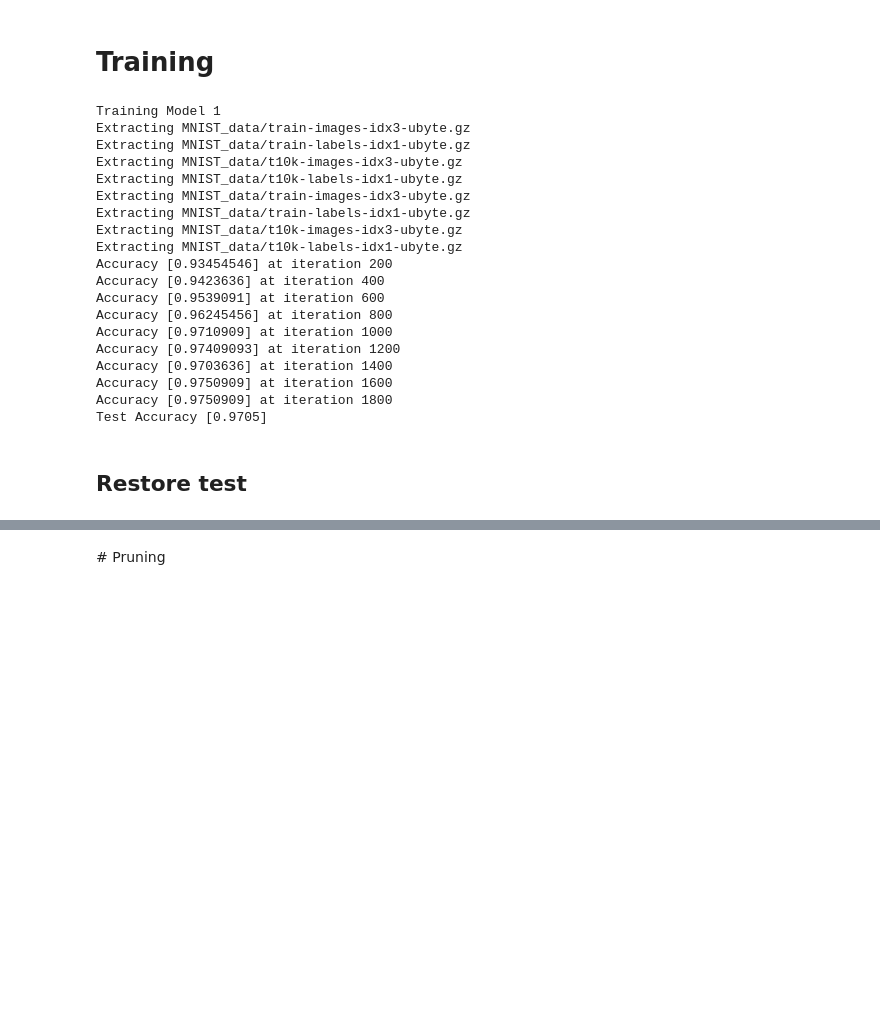
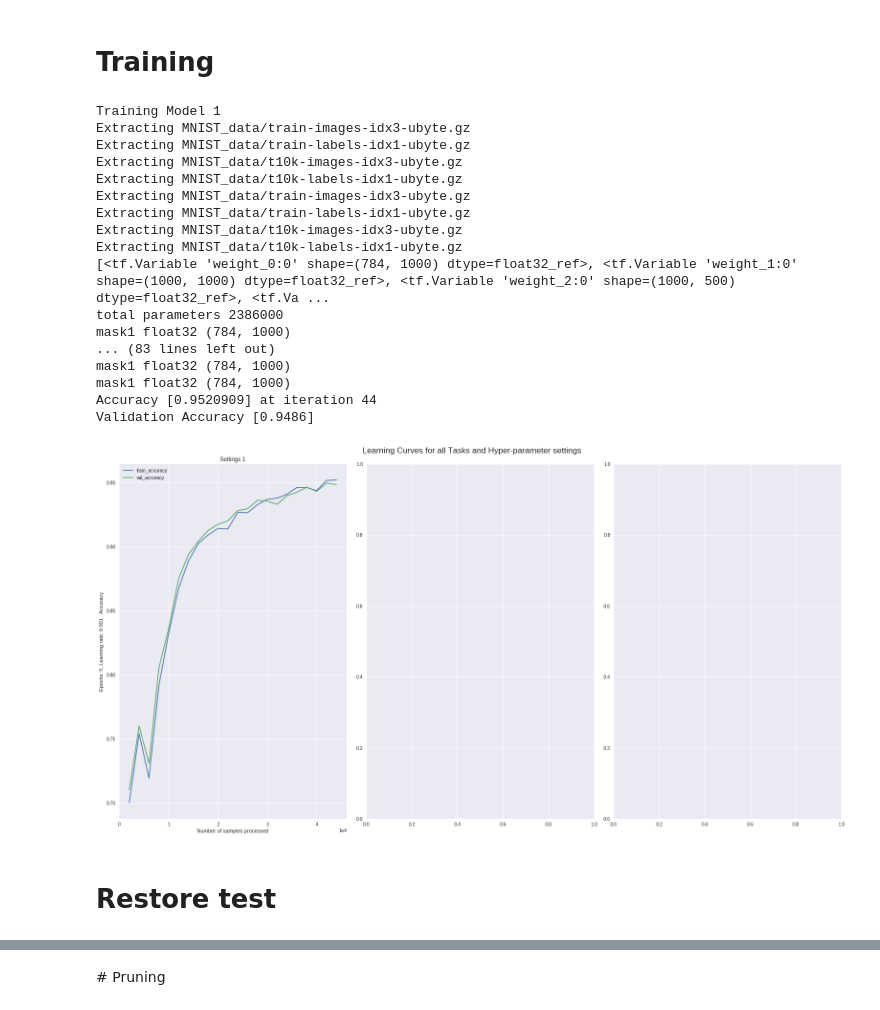
Before and after one commit to alexanderimanicowenrivers/TF-Pruning, a Jupyter notebook: MNIST_Prune.ipynb, the cells around one changed output, grey strips where cells are left out. Drawn from its saved outputs; the diff is of its cells as text; code cells hidden in the pictures; blank space fills up the shorter version.

```diff
--- a/MNIST_Prune.ipynb
+++ b/MNIST_Prune.ipynb
@@ -84,8 +83,8 @@ Extracting MNIST_data/t10k-labels-idx1-ubyte.gz
 # %%
 # Store results of runs with different configurations in a dictionary.
 # Use a tuple (num_epochs, learning_rate) as keys, and a tuple (training_accuracy, testing_accuracy)
-experiments_task1 = []
-settings = [(1, 0.005)]
+settings = [(5, 0.01),(5, 0.005),(5, 0.001)]
+settings = [(5, 0.001)]
 # %% [markdown]
 # Model
 # %%
@@ -231,8 +231,8 @@ def get_graph(layers):
 # %% [markdown]
 # Training
 # %%
+experiments_task1 = []
 print('Training Model 1')
-layers=[1000, 1000, 500, 200,10]
 # Train Model 1 with the different hyper-parameter settings.
 for (num_epochs, learning_rate) in settings:
 
@@ -240,6 +240,11 @@ for (num_epochs, learning_rate) in settings:
   tf.reset_default_graph()
   mnist = get_data()
   eval_mnist = get_data()
+
+  mask1=np.zeros((784, 1000),dtype=np.float32)
+  mask2=np.zeros((1000,1000),dtype=np.float32)
+  mask3=np.zeros((1000,500),dtype=np.float32)
+  mask4=np.zeros((500,200),dtype=np.float32)
 
   #####################################################
   # Define model, loss, update and evaluation metric. #
@@ -251,7 +256,16 @@ for (num_epochs, learning_rate) in settings:
   saver = tf.train.Saver()
   with tf.Session() as sess:
     sess.run(tf.global_variables_initializer())
-
+    print(f'{tf.trainable_variables()}')
+    total_parameters=0
+    for variable in tf.trainable_variables():
+      # shape is an array of tf.Dimension
+      shape = variable.get_shape()
+      variable_parameters = 1
+      for dim in shape:
+          variable_parameters *= dim.value
+      total_parameters += variable_parameters
+    print("total parameters",total_parameters)
     while mnist.train.epochs_completed < num_epochs:
 
       # Update.
@@ -261,6 +275,7 @@ for (num_epochs, learning_rate) in settings:
       #################
       # Training step #
       #################
+      print("mask1",mask1.dtype,mask1.shape)
       feed_dict={x:batch_xs,y_:batch_ys}
       _=sess.run([opt],feed_dict=feed_dict)
 
@@ -277,19 +292,18 @@ for (num_epochs, learning_rate) in settings:
         acc=sess.run([accuracy],feed_dict)
         print(f'Accuracy {acc} at iteration {i}')
 
-        train_accuracy.append(acc)
+        train_accuracy.append(acc[0])
         #####################################
         # Compute and store test accuracy.  #
         #####################################
+
+        feed_dict={x:eval_mnist.test.images,y_:eval_mnist.test.labels}
+        acc=sess.run([accuracy],feed_dict)
+        test_accuracy.append(acc[0])
+        print(f'Validation Accuracy {acc}')
     save_path = saver.save(sess, "./model.ckpt")
-
-    feed_dict={x:eval_mnist.test.images,y_:eval_mnist.test.labels}
-    acc=sess.run([accuracy],feed_dict)
-    test_accuracy.append(acc)
-    print(f'Test Accuracy {acc}')
-
-  experiments_task1.append(
-      ((num_epochs, learning_rate), train_accuracy, test_accuracy))
+    experiments_task1.append(
+        ((num_epochs, learning_rate), train_accuracy, test_accuracy))
 # %% [output]
 Training Model 1
 Extracting MNIST_data/train-images-idx3-ubyte.gz
@@ -300,15 +314,17 @@ Extracting MNIST_data/train-images-idx3-ubyte.gz
 Extracting MNIST_data/train-labels-idx1-ubyte.gz
 Extracting MNIST_data/t10k-images-idx3-ubyte.gz
 Extracting MNIST_data/t10k-labels-idx1-ubyte.gz
-Accuracy [0.93454546] at iteration 200
-Accuracy [0.9423636] at iteration 400
-Accuracy [0.9539091] at iteration 600
-Accuracy [0.96245456] at iteration 800
-Accuracy [0.9710909] at iteration 1000
-Accuracy [0.97409093] at iteration 1200
-Accuracy [0.9703636] at iteration 1400
-Accuracy [0.9750909] at iteration 1600
-Accuracy [0.9750909] at iteration 1800
-Test Accuracy [0.9705]
+[<tf.Variable 'weight_0:0' shape=(784, 1000) dtype=float32_ref>, <tf.Variable 'weight_1:0' shape=(1000, 1000) dtype=float32_ref>, <tf.Variable 'weight_2:0' shape=(1000, 500) dtype=float32_ref>, <tf.Va ...
+total parameters 2386000
+mask1 float32 (784, 1000)
+... (83 lines left out)
+mask1 float32 (784, 1000)
+mask1 float32 (784, 1000)
+Accuracy [0.9520909] at iteration 44
+Validation Accuracy [0.9486]
+# %%
+plot_learning_curves(experiments_task1)
+# %% [output]
+[figure, added]
 # %% [markdown]
-## Restore test
+# Restore test
```
Also changed, not shown: parts of 13 cells of this notebook.
